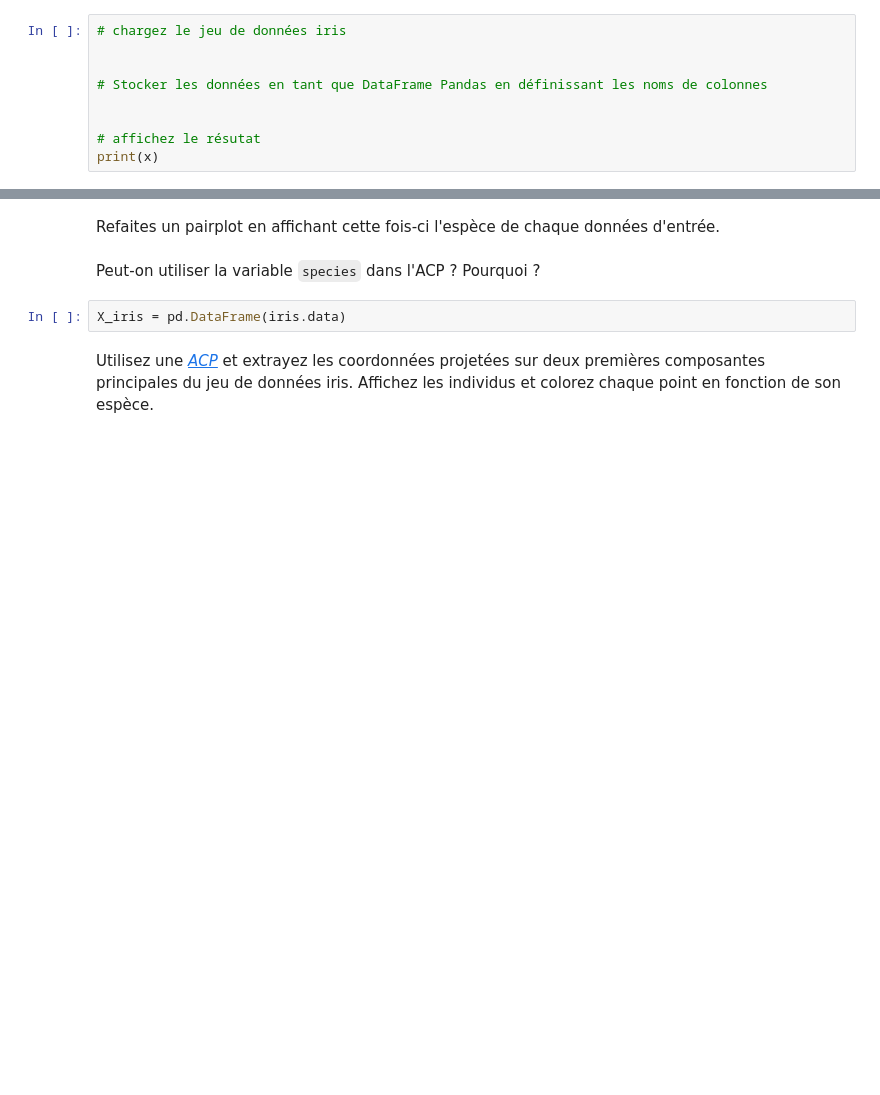
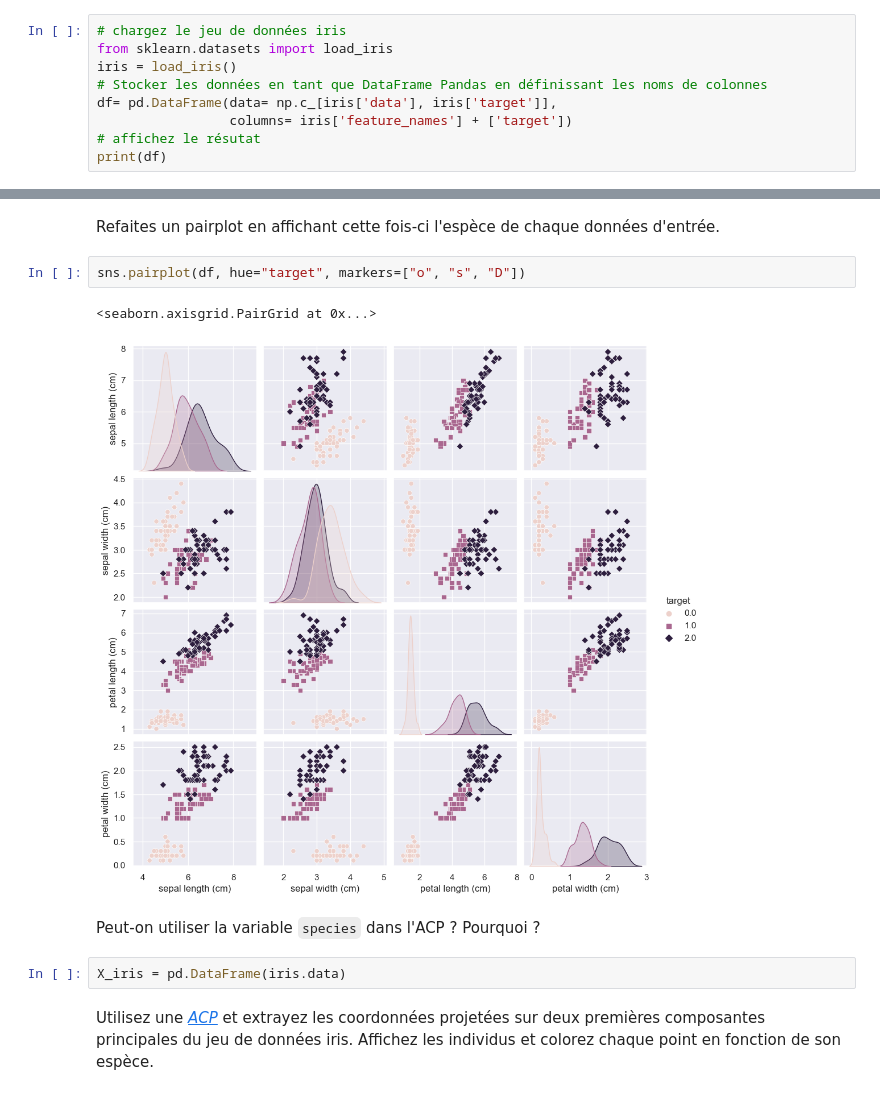
Before and after one commit to Saleheddin/AData, a Jupyter notebook: Source/tp3/tp3.ipynb, the cells around one changed output, grey strips where cells are left out. Drawn from its saved outputs; the diff is of its cells as text; blank space fills up the shorter version.

Commit message:
pairplot of iris dataset and resolve sklearn package version problem

```diff
--- a/Source/tp3/tp3.ipynb
+++ b/Source/tp3/tp3.ipynb
@@ -19,10 +20,10 @@ Le jeu de données iris comporte 4 dimensions et lors du dernier TP nous avons u
 Maintenant nous allons utiliser une ACP pour déterminer les 2 premières composantes principales de ce jeu de données et ainsi le visualiser. Commençons par charger les données dans une variable *iris*.
 # %%
 # chargez le jeu de données iris
-
-
+from sklearn.datasets import load_iris
+iris = load_iris()
 # Stocker les données en tant que DataFrame Pandas en définissant les noms de colonnes
-
-
+df= pd.DataFrame(data= np.c_[iris['data'], iris['target']],
+                 columns= iris['feature_names'] + ['target'])
 # affichez le résutat
-print(x)
+print(df)
@@ -29,5 +48,10 @@ print(x)
 # %% [markdown]
 Refaites un pairplot en affichant cette fois-ci l'espèce de chaque données d'entrée.
+# %%
+sns.pairplot(df, hue="target", markers=["o", "s", "D"])
+# %% [output]
+<seaborn.axisgrid.PairGrid at 0x...>
+[figure, added]
 # %% [markdown]
 Peut-on utiliser la variable `species` dans l'ACP ? Pourquoi ?
 # %%
```
Also changed, not shown: parts of 2 cells of this notebook.
